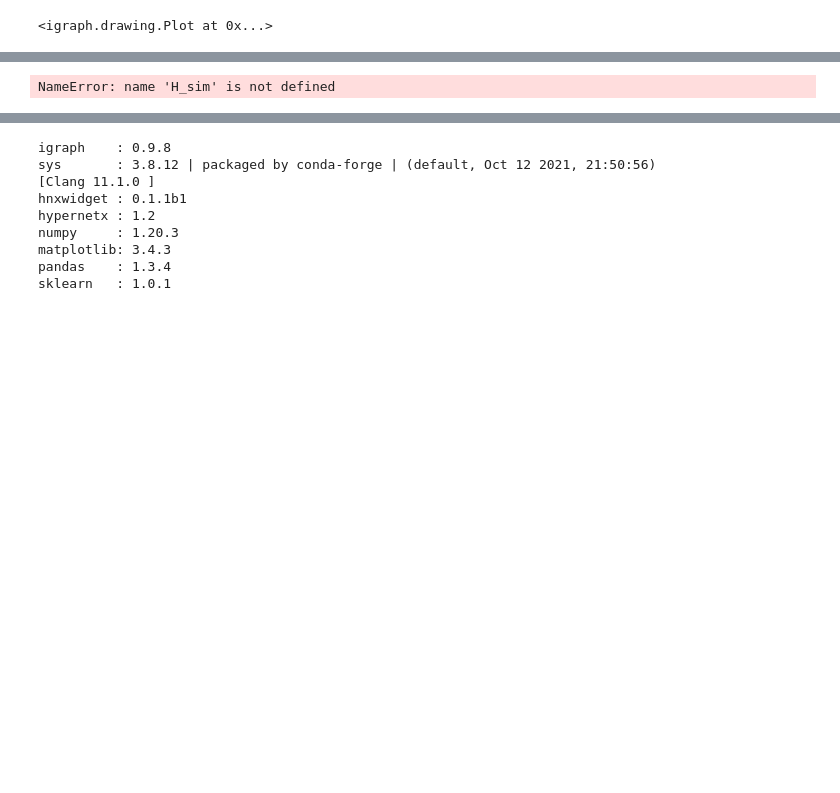
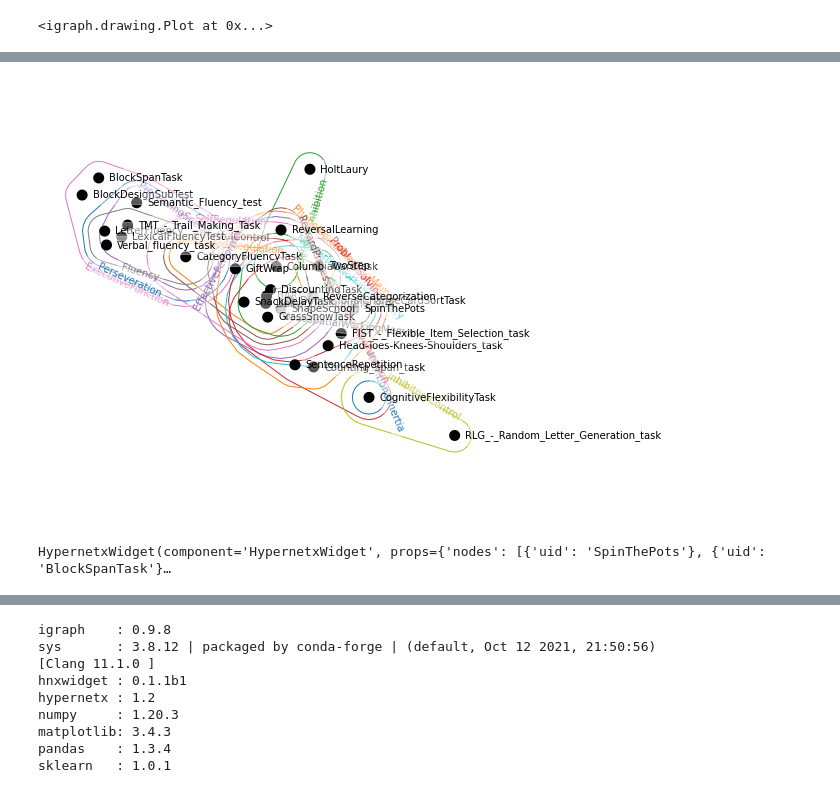
Before and after one commit to morteza/CogText, a Jupyter notebook: notebooks/7 Hypergraphs.ipynb, the cells around one changed output, grey strips where cells are left out. Cells and saved outputs as stored; diff of their text form; code cells hidden in the pictures; blank space fills up the shorter version.

```diff
--- a/notebooks/7 Hypergraphs.ipynb
+++ b/notebooks/7 Hypergraphs.ipynb
@@ -62,17 +65,22 @@ Clustering with 10 elements and 8 clusters
 <igraph.drawing.Plot at 0x...>
 # %%
 
-H = pd.read_csv('models/cogtext/H_USEv4_UMAP5d_v1.csv.gz', index_col=['category', 'label'])
-H_sim = get_similarity_matrix(H, pivot_by_category=True)
+G_embeddings = pd.read_csv('models/cogtext/G_USEv4_UMAP5d_v1.csv.gz', index_col=['category', 'label'])
 
-constructs_affinity = pd.DataFrame(cosine_similarity(H_sim), index=H_sim.index, columns=H_sim.index)
+G_embeddings_sim = get_similarity_matrix(G_embeddings, pivot_by_category=True)
+G_embeddings_sim = G_embeddings_sim.unstack().to_frame()
+G_embeddings_sim.index.names = ['construct', 'task']
+G_embeddings_sim.columns = ['weight']
+G_embeddings_sim.reset_index(inplace=True)
+G_embeddings_sim = G_embeddings_sim.query('weight > .5').reset_index()
 
-G = ig.Graph.Weighted_Adjacency(constructs_affinity.values, mode='UNDIRECTED', loops=False)
+G_embeddings_sim = G_embeddings_sim.pivot(columns='construct', index='task').drop(columns='index', errors='ignore')
+G_embeddings_sim.columns = [col[1] for col in G_embeddings_sim.columns]
+G_embeddings_sim.index.name=None
+# DEBUG G_embeddings_sim[['BART','Delay_Discounting_task']]
 
-# G.simplify(multiple=True, loops=True)
-
+# G = ig.Graph.Weighted_Adjacency(G_embeddings_sim.values, mode='UNDIRECTED', loops=False)
 # detect communities
-comms = G.community_multilevel()
-
+# comms = G.community_multilevel()
 # plot and save
-ig.plot(comms, mark_groups = True, inline=True, bbox=(1000,1000))
+# ig.plot(comms, mark_groups = True, inline=True, bbox=(500,500))
@@ -82,21 +123,19 @@ ig.plot(comms, mark_groups = True, inline=True, bbox=(1000,1000))
 # %%
 import hypernetx as hnx
 import hypernetx.algorithms.hypergraph_modularity as hmod
 
 # H = hnx.Hypergraph.from_dataframe(H_sim)
 
-H2 = H_sim.unstack().to_frame()
-H2.index.names = ['construct', 'task']
-H2.columns = ['weight']
-# H2 = H2.query('weight > .9').reset_index()
-H2 = H2.pivot(columns='construct', index='task')
-H2.columns = [col[1] for col in H2.columns]
-H2.index.name=None
-H2
-HG = hnx.Hypergraph.from_dataframe(H2.T)
-hnx.draw_two_column(HG)
+HG = hnx.Hypergraph.from_dataframe(G_embeddings_sim.T)
+# hnx.draw_two_column(HG)
+hnx.draw(HG)
 # %% [output]
-NameError: name 'H_sim' is not defined
+[figure, added]
+# %%
+# editor
+HypernetxWidget(HG)
+# %% [output]
+HypernetxWidget(component='HypernetxWidget', props={'nodes': [{'uid': 'SpinThePots'}, {'uid': 'BlockSpanTask'}…
 # %%
 communities = {
     'Construct1': ('Task1', 'Task2'),
```
Also changed, not shown: parts of 5 cells of this notebook, 3 other files.
